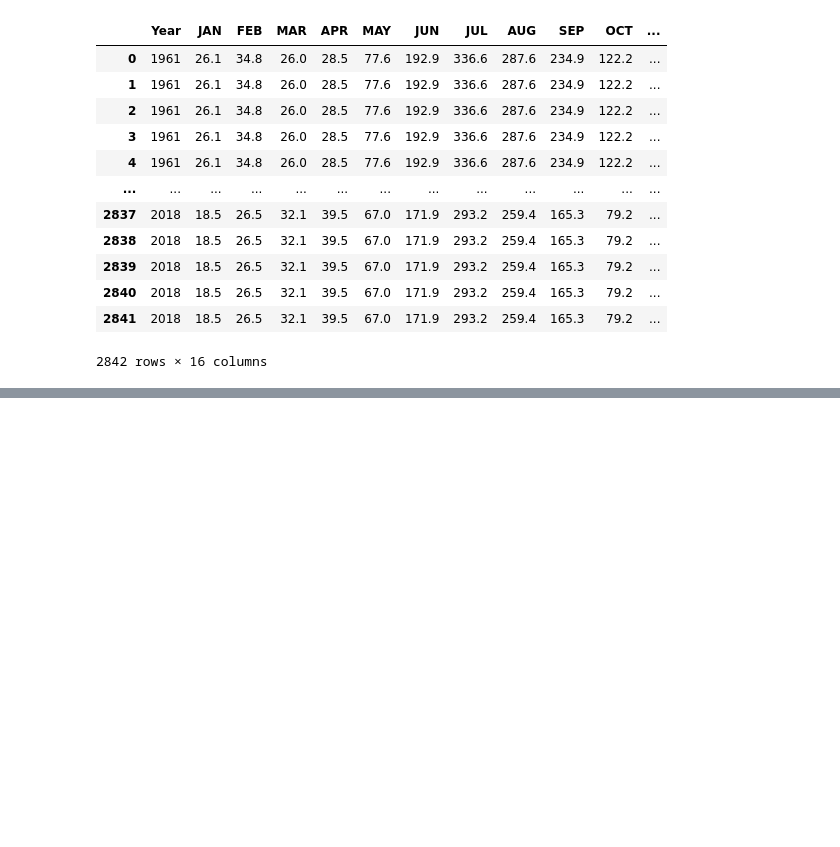
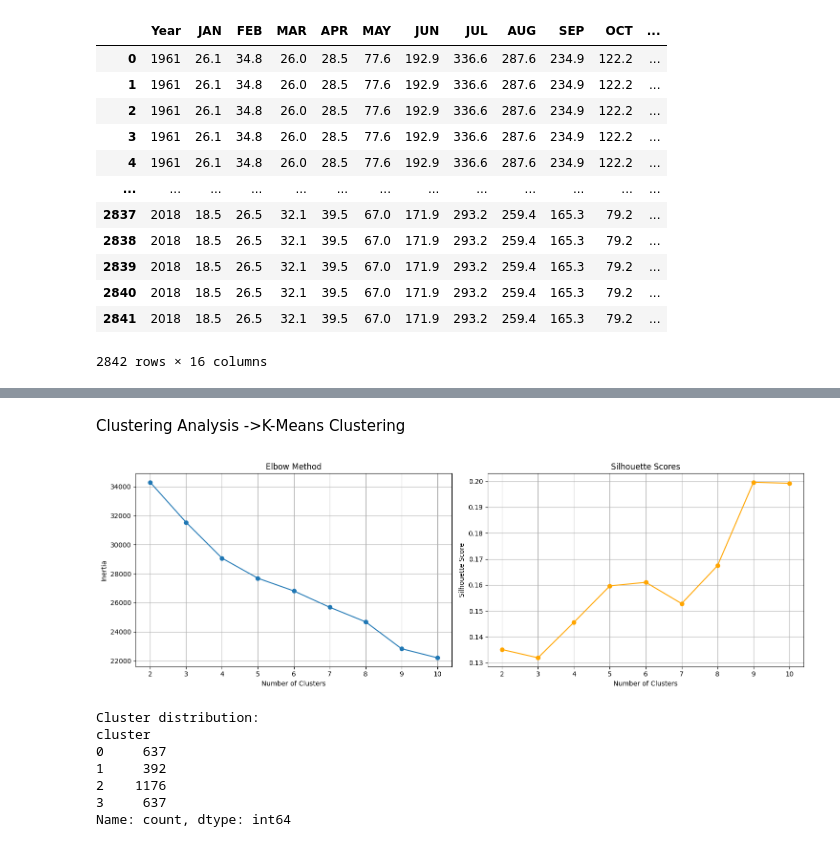
Before and after one commit to sandeepa-ukr/AI-Based-Crop-Predection, a Jupyter notebook: untitled.ipynb, the cells around one changed output, grey strips where cells are left out. Cells and saved outputs as stored; diff of their text form; code cells hidden in the pictures; blank space fills up the shorter version.

```diff
--- a/untitled.ipynb
+++ b/untitled.ipynb
@@ -562,0 +489,55 @@ print(X_train_df.head(3))
+# %% [markdown]
+Clustering Analysis
+->K-Means Clustering
+# %%
+from sklearn.cluster import KMeans
+from sklearn.metrics import silhouette_score
+
+# Find optimal number of clusters using elbow method
+inertia = []
+silhouette_scores = []
+k_range = range(2, 11)
+
+for k in k_range:
+    kmeans = KMeans(n_clusters=k, random_state=42, n_init=10)
+    cluster_labels = kmeans.fit_predict(X_scaled_df)
+    inertia.append(kmeans.inertia_)
+    silhouette_scores.append(silhouette_score(X_scaled_df, cluster_labels))
+
+# Plot elbow curve and silhouette scores
+fig, (ax1, ax2) = plt.subplots(1, 2, figsize=(15, 5))
+
+ax1.plot(k_range, inertia, marker='o')
+ax1.set_xlabel('Number of Clusters')
+ax1.set_ylabel('Inertia')
+ax1.set_title('Elbow Method')
+ax1.grid(True)
+
+ax2.plot(k_range, silhouette_scores, marker='o', color='orange')
+ax2.set_xlabel('Number of Clusters')
+ax2.set_ylabel('Silhouette Score')
+ax2.set_title('Silhouette Scores')
+ax2.grid(True)
+
+plt.tight_layout()
+plt.show()
+
+# Choose optimal k (you can adjust based on the plots)
+optimal_k = 4  # Change based on elbow/silhouette analysis
+kmeans = KMeans(n_clusters=optimal_k, random_state=42, n_init=10)
+cluster_labels = kmeans.fit_predict(X_scaled_df)
+
+# Add cluster labels to original data
+train_data['cluster'] = cluster_labels
+
+print(f"Cluster distribution:")
+print(train_data['cluster'].value_counts().sort_index())
+# %% [output]
+[figure, added]
+Cluster distribution:
+cluster
+0     637
+1     392
+2    1176
+3     637
+Name: count, dtype: int64
```
Also changed, not shown: parts of 8 cells of this notebook.
